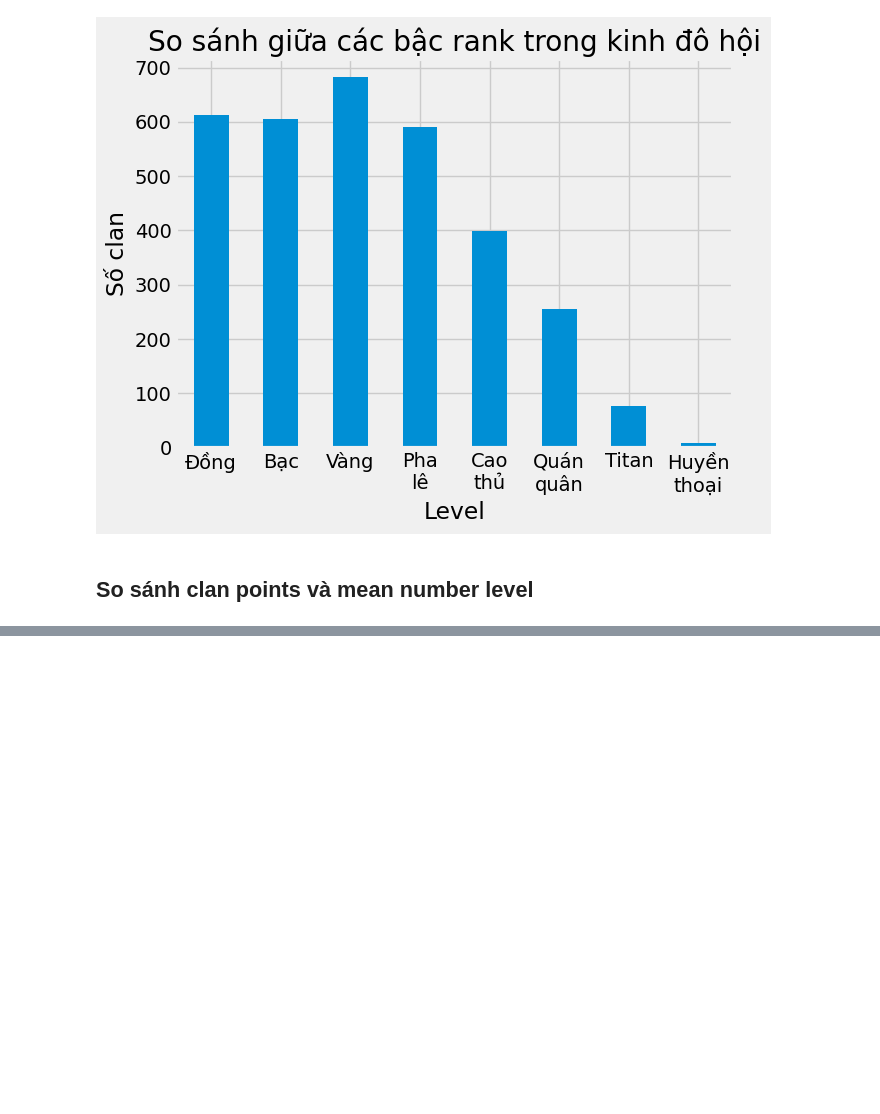
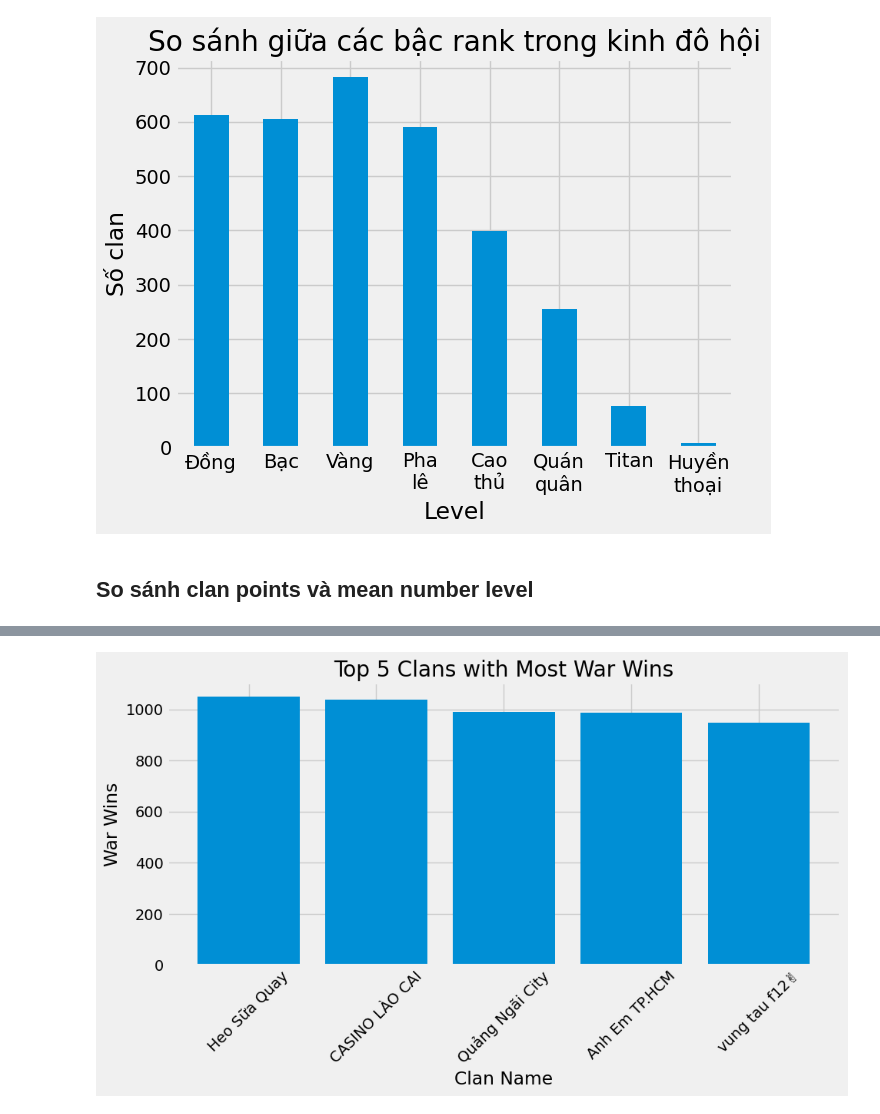
Before and after one commit to ThienNguyen3001/Clan-Analysis, a Jupyter notebook: Analysis.ipynb, the cells around one changed output, grey strips where cells are left out. Cells and saved outputs as stored; diff of their text form; code cells hidden in the pictures; blank space fills up the shorter version.

```diff
--- a/Analysis.ipynb
+++ b/Analysis.ipynb
@@ -396,0 +409,3 @@ plt.show()
+# %%
+top5 = df[['war_wins', 'clan_name']].nlargest(5, 'war_wins')
+top5
@@ -396,0 +419,11 @@ plt.show()
+# %%
+plt.figure(figsize=(10, 6))
+plt.bar(top5['clan_name'], top5['war_wins'])
+plt.xlabel('Clan Name')
+plt.ylabel('War Wins')
+plt.title('Top 5 Clans with Most War Wins')
+plt.xticks(rotation=45)
+plt.tight_layout()
+plt.show()
+# %% [output]
+[figure, added]
```
Also changed, not shown: parts of 6 cells of this notebook.
